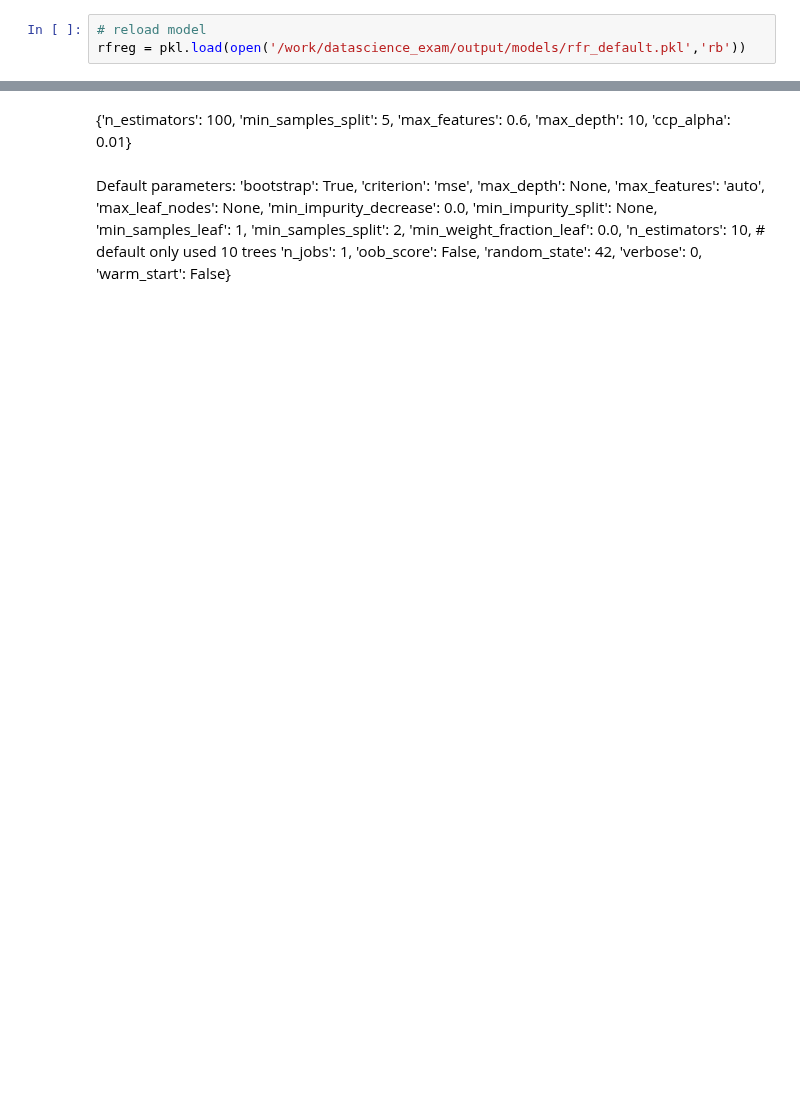
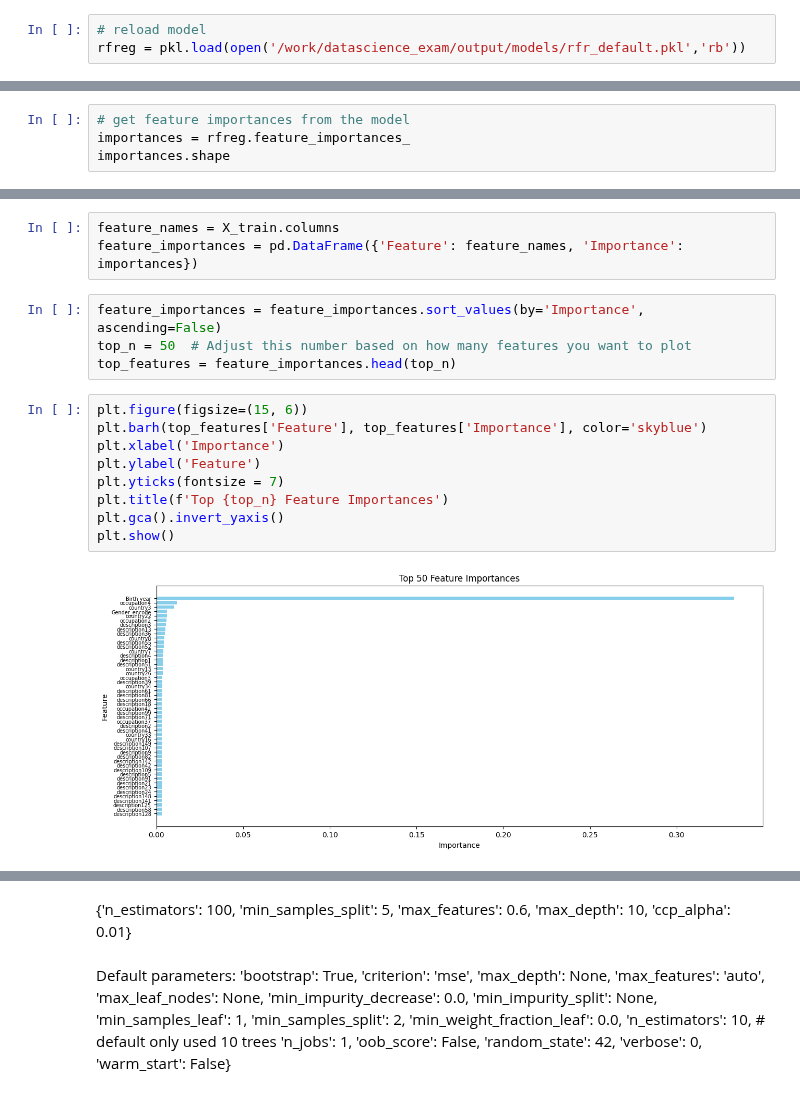
Before and after one commit to sigridbom/datascience_exam, a Jupyter notebook: notebooks/3_building_models.ipynb, the cells around one changed output, grey strips where cells are left out. Saved outputs shown, nothing was run; the diff lists cells and outputs as text; blank space fills up the shorter version.

```diff
--- a/notebooks/3_building_models.ipynb
+++ b/notebooks/3_building_models.ipynb
@@ -320,0 +319,4 @@ We want to explore the best combination of selected parameters of the model whil
+# %%
+# get feature importances from the model
+importances = rfreg.feature_importances_
+importances.shape
@@ -320,0 +337,18 @@ We want to explore the best combination of selected parameters of the model whil
+# %%
+feature_names = X_train.columns
+feature_importances = pd.DataFrame({'Feature': feature_names, 'Importance': importances})
+# %%
+feature_importances = feature_importances.sort_values(by='Importance', ascending=False)
+top_n = 50  # Adjust this number based on how many features you want to plot
+top_features = feature_importances.head(top_n)
+# %%
+plt.figure(figsize=(15, 6))
+plt.barh(top_features['Feature'], top_features['Importance'], color='skyblue')
+plt.xlabel('Importance')
+plt.ylabel('Feature')
+plt.yticks(fontsize = 7)
+plt.title(f'Top {top_n} Feature Importances')
+plt.gca().invert_yaxis()
+plt.show()
+# %% [output]
+[figure, added]
```
Also changed, not shown: parts of 18 cells of this notebook.
